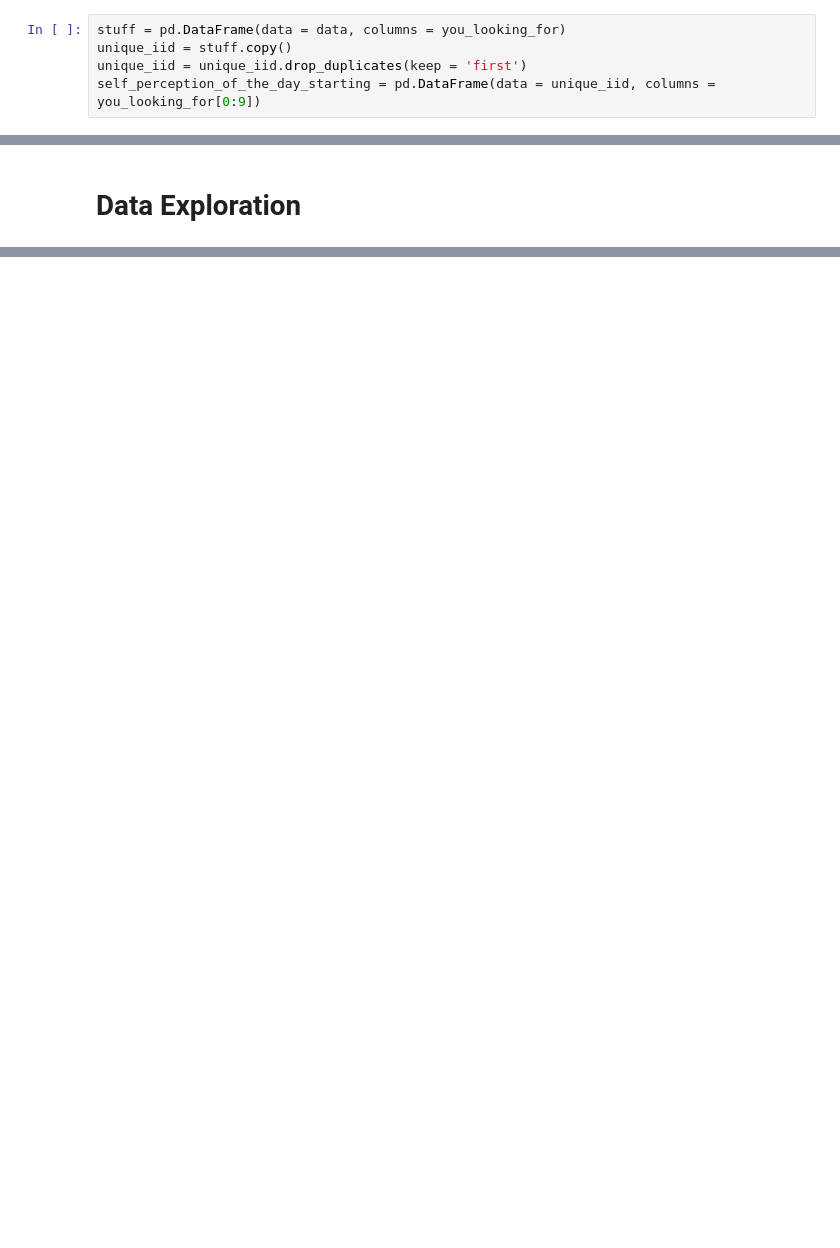
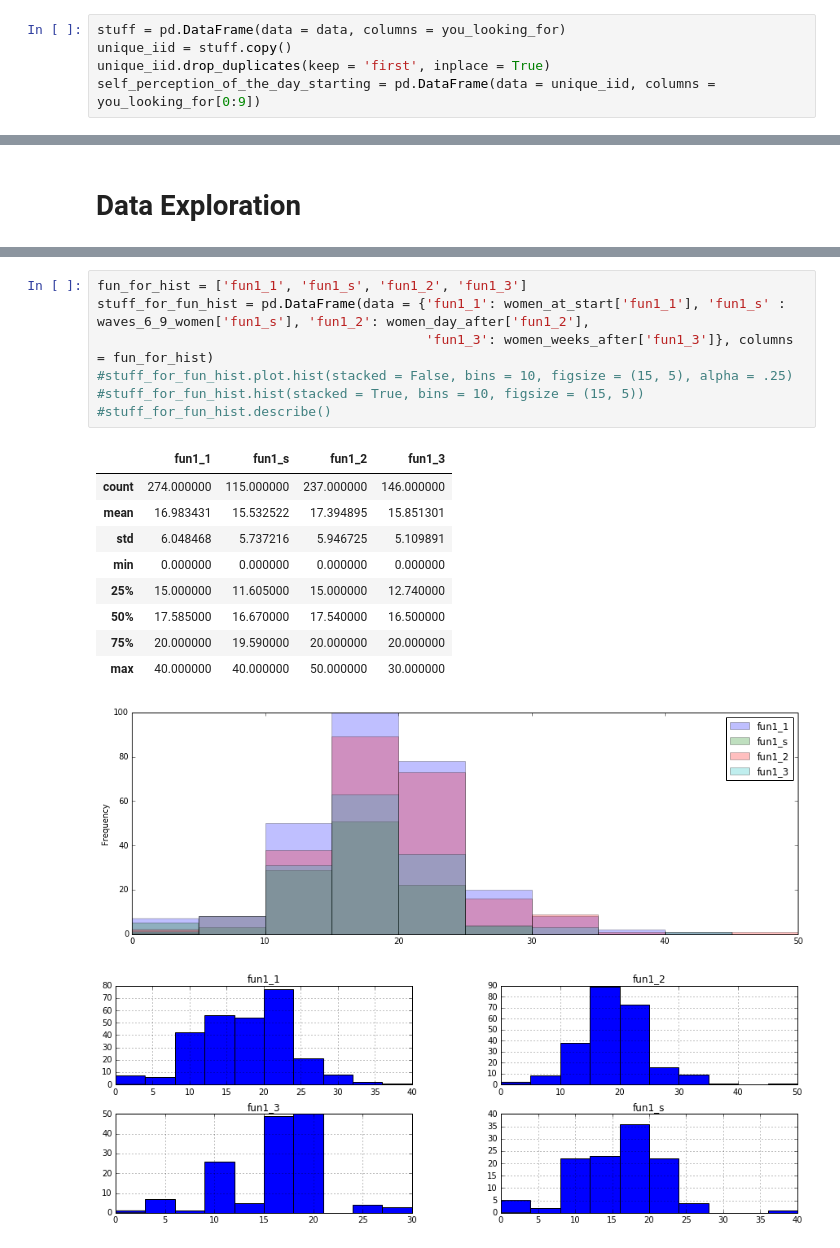
Before and after one commit to fiatveritas/Portfolio, a Jupyter notebook: Udacity_Project_5_Capstone/Love_At_First_Sight.ipynb, the cells around one changed output, grey strips where cells are left out. Saved outputs shown, nothing was run; the diff lists cells and outputs as text; blank space fills up the shorter version.

```diff
--- a/Udacity_Project_5_Capstone/Love_At_First_Sight.ipynb
+++ b/Udacity_Project_5_Capstone/Love_At_First_Sight.ipynb
@@ -51,7 +51,7 @@ for i in listing_of_features:
 # %%
 stuff = pd.DataFrame(data = data, columns = you_looking_for)
 unique_iid = stuff.copy()
-unique_iid = unique_iid.drop_duplicates(keep = 'first')
+unique_iid.drop_duplicates(keep = 'first', inplace = True)
 self_perception_of_the_day_starting = pd.DataFrame(data = unique_iid, columns = you_looking_for[0:9])
 # %% [markdown]
 <h6>This block looks at what both Women and Men look for in an ideal partner at the beginning of the event. Statistics include both genders.</h6>
@@ -522,0 +319,19 @@ women_matched.drop(['iid', 'gender', 'wave', 'pid', 'dec_o', 'dec'], axis = 1).d
+# %%
+fun_for_hist = ['fun1_1', 'fun1_s', 'fun1_2', 'fun1_3']
+stuff_for_fun_hist = pd.DataFrame(data = {'fun1_1': women_at_start['fun1_1'], 'fun1_s' : waves_6_9_women['fun1_s'], 'fun1_2': women_day_after['fun1_2'],
+                                          'fun1_3': women_weeks_after['fun1_3']}, columns = fun_for_hist)
+#stuff_for_fun_hist.plot.hist(stacked = False, bins = 10, figsize = (15, 5), alpha = .25)
+#stuff_for_fun_hist.hist(stacked = True, bins = 10, figsize = (15, 5))
+#stuff_for_fun_hist.describe()
+# %% [output]
+|  | fun1_1 | fun1_s | fun1_2 | fun1_3 |
+| count | 274.000000 | 115.000000 | 237.000000 | 146.000000 |
+| mean | 16.983431 | 15.532522 | 17.394895 | 15.851301 |
+| std | 6.048468 | 5.737216 | 5.946725 | 5.109891 |
+| min | 0.000000 | 0.000000 | 0.000000 | 0.000000 |
+| 25% | 15.000000 | 11.605000 | 15.000000 | 12.740000 |
+| 50% | 17.585000 | 16.670000 | 17.540000 | 16.500000 |
+| 75% | 20.000000 | 19.590000 | 20.000000 | 20.000000 |
+| max | 40.000000 | 40.000000 | 50.000000 | 30.000000 |
+[figure, added]
+[figure, added]
```
Also changed, not shown: parts of 39 cells of this notebook, 1 other file.
